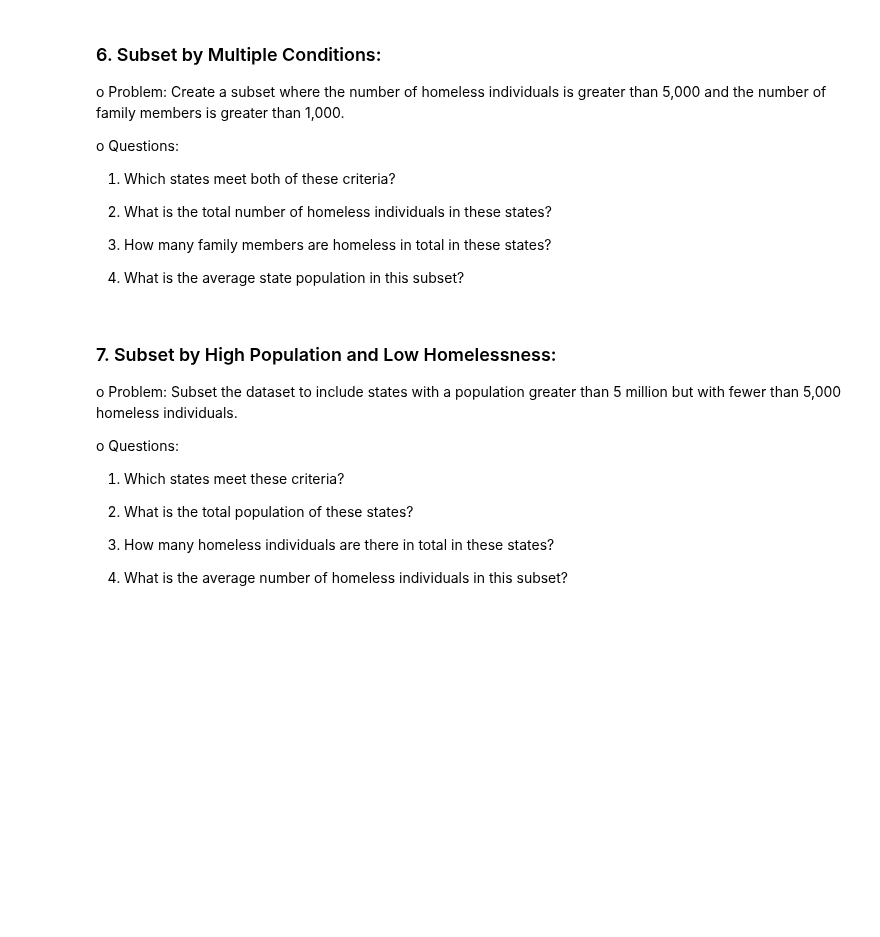
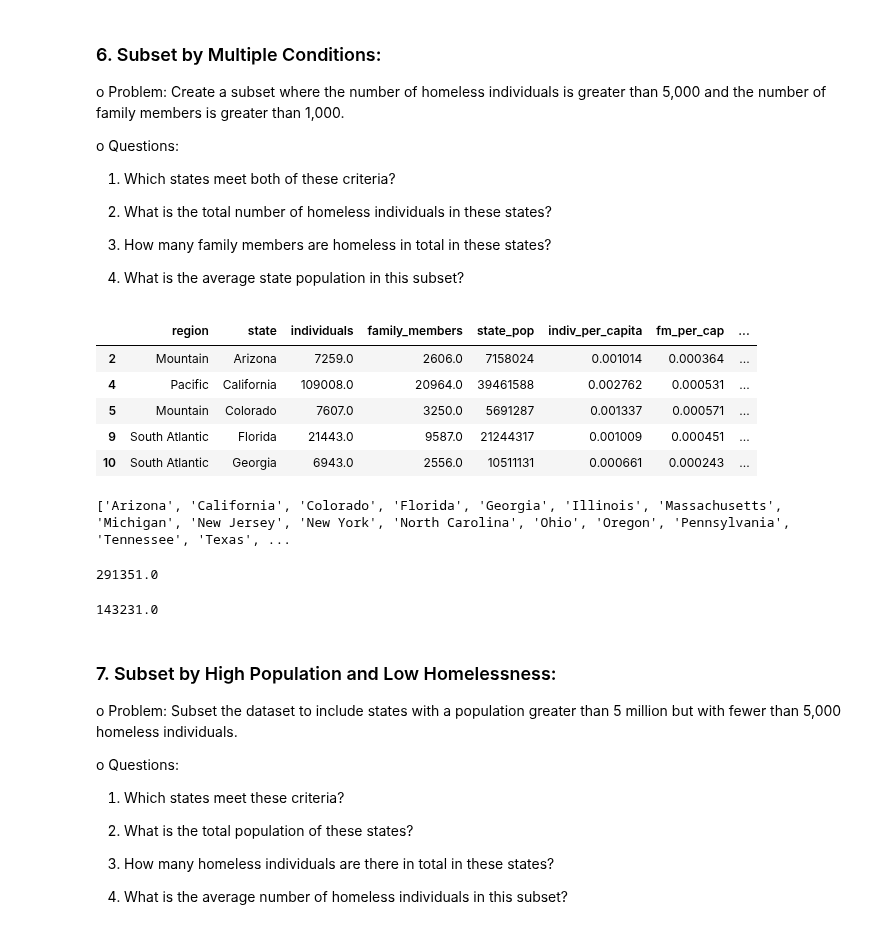
Before and after one commit to S827/python-programs, a Jupyter notebook: EDAPractice/DMWithPandas/CH1_TransformingDataframes/Homelessness_Exercise.ipynb, the cells around one changed output. Cells and saved outputs as stored; diff of their text form; code cells hidden in the pictures; blank space fills up the shorter version.

```diff
--- a/EDAPractice/DMWithPandas/CH1_TransformingDataframes/Homelessness_Exercise.ipynb
+++ b/EDAPractice/DMWithPandas/CH1_TransformingDataframes/Homelessness_Exercise.ipynb
@@ -1009,6 +1010,34 @@ o	Questions:
 3.	How many family members are homeless in total in these states?
 
 4.	What is the average state population in this subset?
+# %%
+hl_ind_gt_5k_fm_gt_1k = homeless[(homeless['individuals'] > 5000) & (homeless['family_members'] > 1000)]
+hl_ind_gt_5k_fm_gt_1k.head()
+# %% [output]
+|  | region | state | individuals | family_members | state_pop | indiv_per_capita | fm_per_cap | ... |
+| 2 | Mountain | Arizona | 7259.0 | 2606.0 | 7158024 | 0.001014 | 0.000364 | ... |
+| 4 | Pacific | California | 109008.0 | 20964.0 | 39461588 | 0.002762 | 0.000531 | ... |
+| 5 | Mountain | Colorado | 7607.0 | 3250.0 | 5691287 | 0.001337 | 0.000571 | ... |
+| 9 | South Atlantic | Florida | 21443.0 | 9587.0 | 21244317 | 0.001009 | 0.000451 | ... |
+| 10 | South Atlantic | Georgia | 6943.0 | 2556.0 | 10511131 | 0.000661 | 0.000243 | ... |
+# %%
+# 1.	Which states meet both of these criteria?
+st_in_5k_fm_1k = list(hl_ind_gt_5k_fm_gt_1k['state'])
+print(st_in_5k_fm_1k)
+# %% [output]
+['Arizona', 'California', 'Colorado', 'Florida', 'Georgia', 'Illinois', 'Massachusetts', 'Michigan', 'New Jersey', 'New York', 'North Carolina', 'Ohio', 'Oregon', 'Pennsylvania', 'Tennessee', 'Texas', ...
+# %%
+# 2.	What is the total number of homeless individuals in these states?
+tot_hl_ind_5k_fm_1k = hl_ind_gt_5k_fm_gt_1k['individuals'].sum()
+print(tot_hl_ind_5k_fm_1k)
+# %% [output]
+291351.0
+# %%
+# 3.	How many family members are homeless in total in these states?
+tot_hl_fam_in5k_fm1k = hl_ind_gt_5k_fm_gt_1k['family_members'].sum()
+print(tot_hl_fam_in5k_fm1k)
+# %% [output]
+143231.0
 # %% [markdown]
 ### 7.	Subset by High Population and Low Homelessness:
 o	Problem: Subset the dataset to include states with a population greater than 5 million but with fewer than 5,000 homeless individuals.
```
Also changed, not shown: parts of 1 cell of this notebook.
